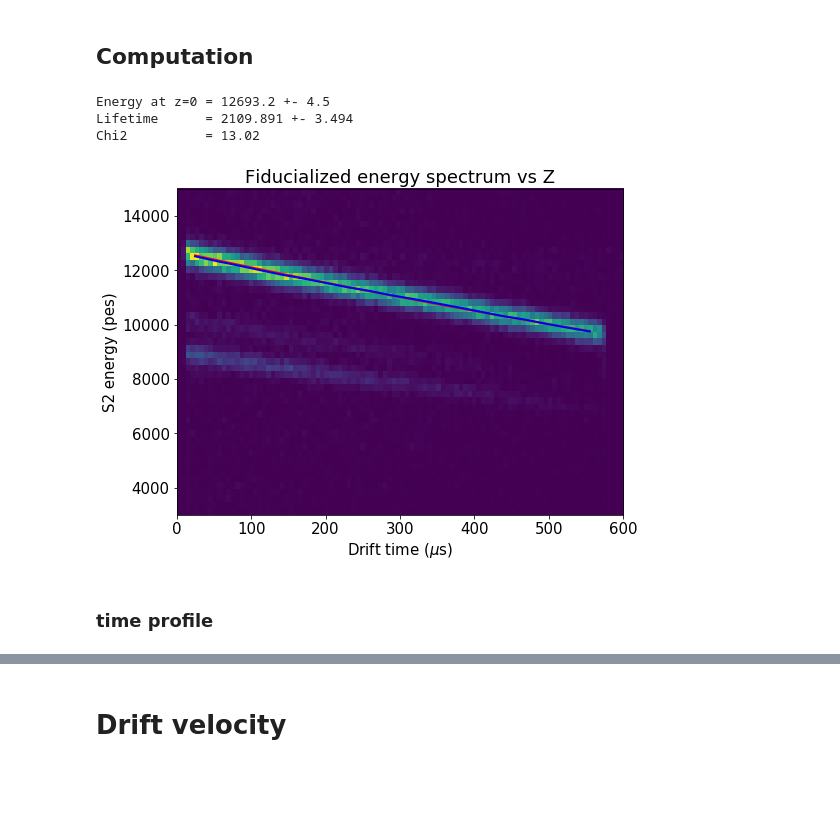
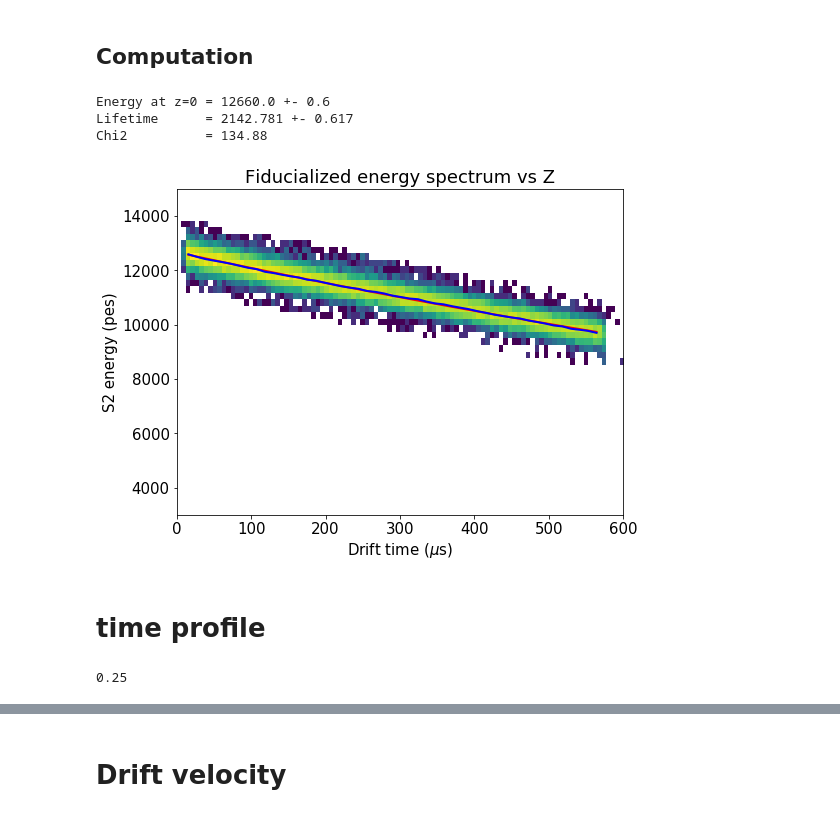
Before and after one commit to bpalmeiro/ICARO, a Jupyter notebook: icaro/Lifetime_monitoring/Kr_lifetime.ipynb, the cells around one changed output, grey strips where cells are left out. Cells and saved outputs as stored; diff of their text form; code cells hidden in the pictures; blank space fills up the shorter version.

```diff
--- a/icaro/Lifetime_monitoring/Kr_lifetime.ipynb
+++ b/icaro/Lifetime_monitoring/Kr_lifetime.ipynb
@@ -9,6 +9,8 @@ outputfolder  = "plots/{}/".format(run_number)
 # It's mandatory to have path sctructure as: /what/ever/this/path/is/RUN_NUMBER/ and just the files you want to
 # use in this folder. If it's not the case, you should implement proper changes
 input_path    = "/Users/brais/Documents/NEXT/Datos/Kr_lt/{0}/".format(run_number)
+
+#correction_filename = "/Users/brais/Documents/NEXT/Datos/Correction_maps/run4628_corrections.h5"
 
 Zrange        =     0, 600
 XYrange       =  -198, 198
@@ -20,7 +22,8 @@ Ltguess       = 2200
 R_fiducial    = 50
 Z_fiducial    = 10 , 570
 Zrange_DV     = 500, 600
-nslices       = 20
+nslices       = 50
+nsigmas       = 5
 nStimeprofile = 3600
 # %%
 import os
@@ -105,3 +176,26 @@ Ratio: 0.060774809793557864
 | 52 | 996064.0 | 1.529991e+09 | 0.0 | 0.0 | 1.0 | 1.0 | 150.0 | 1.932816 | 8.820207 | 476350.0 | ... | ... |
 | 86 | 996116.0 | 1.529991e+09 | 0.0 | 0.0 | 1.0 | 1.0 | 150.0 | 2.108420 | 11.513252 | 508750.0 | ... | ... |
 5 rows × 25 columns
+# %%
+data = fid
+
+Ecorr = data.S2e #/ XYcorrection(data.X.values, data.Y.values).value
+
+plt.hist2d(data.Z, Ecorr, (100, 50), range=(Zrange, Erange_raw),  norm=LogNorm())
+
+Zbins, Z_E_mean, u_Z_E_mean, sigma, u_sigma = z_slice(data, [10,575], nslices, [9e3, 14e3],
+                                                      [1e3,13e3,200], [13e3,2000])
+plt.errorbar(Zbins, Z_E_mean, yerr=u_Z_E_mean, fmt='b', linewidth=2)
+
+
+lowE_fit  = fitf.fit(fitf.expo, Zbins, Z_E_mean-nsigmas*sigma, [13e3,-2000], sigma=u_Z_E_mean)
+highE_fit = fitf.fit(fitf.expo, Zbins, Z_E_mean+nsigmas*sigma, [13e3,-2000], sigma=u_Z_E_mean)
+
+lowE_cut  =  lowE_fit.fn
+highE_cut = highE_fit.fn
+
+plt.plot    (Zbins,  lowE_cut(Zbins),  "m", lw=2, label="$\pm 5 \sigma$ region")
+plt.plot    (Zbins, highE_cut(Zbins),  "m", lw=2)
+
+labels("Drift time ($\mu$s)", "S2 energy (pes)", "Fiducialized energy spectrum vs Z")
+save("Raw_energy_vsZ_fiducial")
@@ -107,0 +204,5 @@ Ratio: 0.060774809793557864
+# %%
+fid_filtered = fid[coref.in_range(fid.S2e, lowE_cut(fid.Z.values), highE_cut(fid.Z.values))]
+plt.hist2d(fid_filtered.Z, fid_filtered.S2e, (100, 50), range=(Zrange, Erange_raw));
+labels("Drift time ($\mu$s)", "S2 energy (pes)", "Fiducialized energy spectrum vs Z")
+save("Raw_energy_vsZ_filtered")
@@ -124,15 +238,14 @@ save("Raw_energy_vsZ_fiducial")
 # %% [markdown]
 ## Computation
 # %%
-# Data selection
-
-data = fid
+data = fid_filtered
 
 Zbins = np.linspace(*Z_fiducial, nslices)
 Zcorr = corrf.LifetimeCorrection(-Ltguess, E0guess)
 
 
 Z_drift_data = []
+sigma        = []
 for i in range(len(Zbins)-1):
     zpos    = np.mean([Zbins[i], Zbins[i+1]])
     data_   = data[coref.in_range(data.Z.values, Zbins[i], Zbins[i+1])]
@@ -143,32 +256,37 @@ for i in range(len(Zbins)-1):
     seed = 1e4,  E0guess*Zcorr(zpos).value, 200
     f    = fitf.fit(fitf.gauss, x, y, seed, fit_range=Erange_raw)
     Z_drift_data.append([f.values[1],f.errors[1]])
+    sigma.append(f.values[2])
 # %%
 E_z = data.S2e
-hist2d(data.Z, E_z, (100, 50), range=(Zrange, Erange_raw))
+hist2d(data.Z, E_z, (100, 50), range=(Zrange, Erange_raw), norm=LogNorm())
 
-x, y, u_y = map(np.array, [Zbins, *zip(*Z_drift_data)])
+x, y, u_y, sigma = map(np.array, [Zbins, *zip(*Z_drift_data), sigma])
 x = shift_to_bin_centers(x)
 
 plt.errorbar(x, y, yerr=u_y, fmt='b', linewidth=2)
 
 seed = E0guess, -Ltguess
 f    = fitf.fit(fitf.expo, x, y, seed, fit_range=Z_fiducial, sigma=u_y)
 
 E0mean, Ltmean = f.values
 
 plt.plot(x, f.fn(x), c='r', linewidth=2)
 print("Energy at z=0 = {:.1f} +- {:.1f}".format( f.values[0], f.errors[0]))
 print("Lifetime      = {:.3f} +- {:.3f}".format(-f.values[1], f.errors[1]))
 print("Chi2          = {:.2f}          ".format(f.chi2))
 
 labels("Drift time ($\mu$s)", "S2 energy (pes)", "Fiducialized energy spectrum vs Z")
 save("S2energyvsZ_fiducial")
 # %% [output]
-Energy at z=0 = 12693.2 +- 4.5
-Lifetime      = 2109.891 +- 3.494
-Chi2          = 13.02
+Energy at z=0 = 12660.0 +- 0.6
+Lifetime      = 2142.781 +- 0.617
+Chi2          = 134.88
-[figure, old version]
+[figure, new version]
 # %% [markdown]
-### time profile
+# time profile
+# %%
+np.var([1,2,1,2,1,2,1,2,1,2])
+# %% [output]
+0.25
 # %%
```
Also changed, not shown: parts of 11 cells of this notebook.
